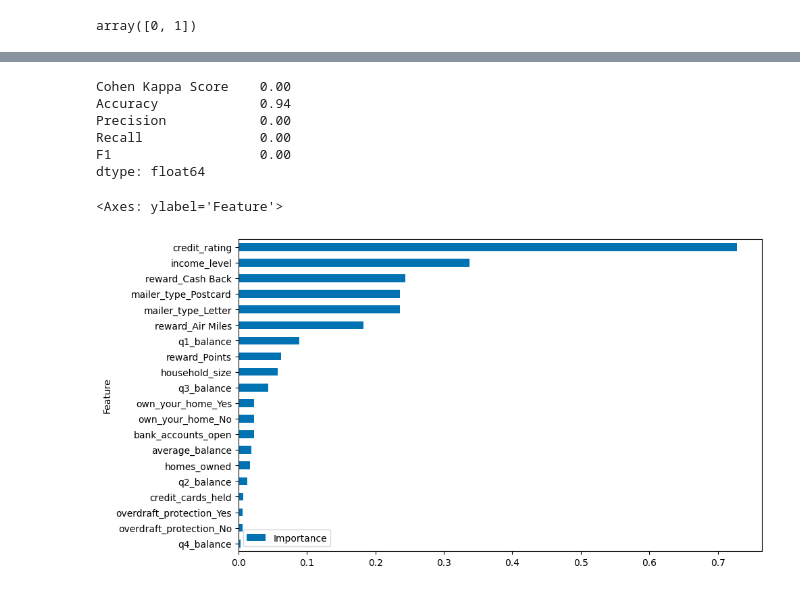
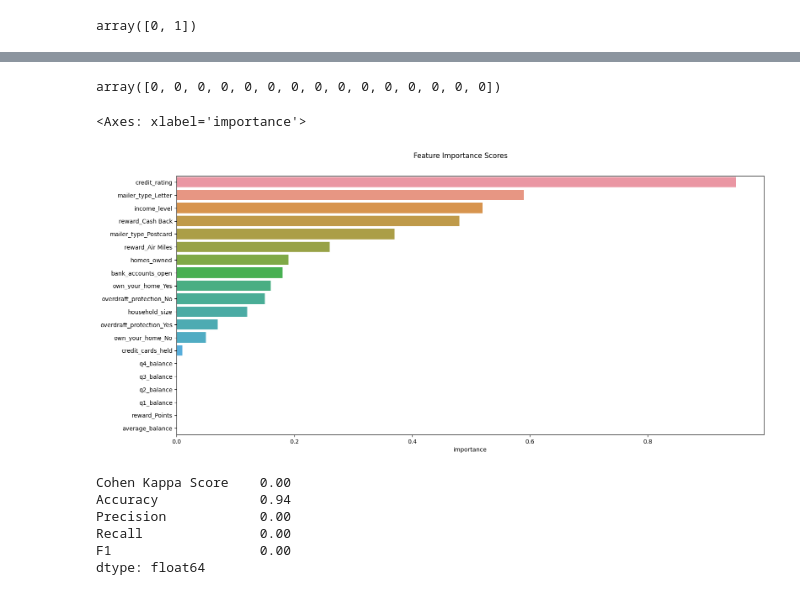
Before and after one commit to ocaoimh/hrc-mid-bootcamp-project, a Jupyter notebook: python/categoricals.ipynb, the cells around one changed output, grey strips where cells are left out. Saved outputs shown, nothing was run; the diff lists cells and outputs as text; code cells hidden in the pictures.

Commit message:
update on feature importance

```diff
--- a/python/categoricals.ipynb
+++ b/python/categoricals.ipynb
@@ -333,11 +332,14 @@ def fit_classifier(X, y, model_type):
         None
 
     model.fit(X_train, y_train)
+    importance = model.coef_[0]
+    summary = pd.DataFrame(np.abs(importance.round(2)), columns=['importance'], index=X.columns)
+    summary = summary.sort_values('importance', ascending=False)
     prediction = model.predict(X_test)
-    return prediction
+    return prediction, summary
 # %%
-pred = fit_classifier(X, y_int, 'logistic_b')
-pred[:10]
+predict_log, importance_coef = fit_classifier(X, y_int, 'logistic_b')
+importance_coef
 # %% [output]
 STOP: TOTAL NO. of ITERATIONS REACHED LIMIT.
 
@@ -350,3 +368,18 @@ array([0, 0, 0, 0, 0, 0, 0, 0, 0, 0])
+# %%
+predict_log[:15]
+# %% [output]
+array([0, 0, 0, 0, 0, 0, 0, 0, 0, 0, 0, 0, 0, 0, 0])
+# %%
+def plot_importance(list):
+    plt.figure(figsize=(18,8))
+    plt.suptitle('Feature Importance Scores', y=0.95)
+    plot = sns.barplot(x = summary.importance, y = summary.index)
+    return plot
+# %%
+plot_importance(importance_coef)
+# %% [output]
+<Axes: xlabel='importance'>
+[figure, added]
 # %%
 from sklearn.metrics import cohen_kappa_score
 from sklearn.metrics import accuracy_score
@@ -373,25 +406,3 @@ Precision            0.00
 Recall               0.00
 F1                   0.00
 dtype: float64
-# %%
-import numpy as np
-import pandas as pd
-from sklearn.linear_model import LogisticRegression
-from sklearn.preprocessing import StandardScaler
-
-scaler = StandardScaler()
-X_train = scaler.fit_transform(X_train)
-X_test = scaler.transform(X_test)
-
-model = LogisticRegression()
-model.fit(X_train, y_train)
-
-
-coefficients = model.coef_[0]
-
-feature_importance = pd.DataFrame({'Feature': X.columns, 'Importance': np.abs(coefficients)})
-feature_importance = feature_importance.sort_values('Importance', ascending=True)
-feature_importance.plot(x='Feature', y='Importance', kind='barh', figsize=(10, 6))
-# %% [output]
-<Axes: ylabel='Feature'>
-[figure, removed]
```
Also changed, not shown: parts of 6 cells of this notebook.
